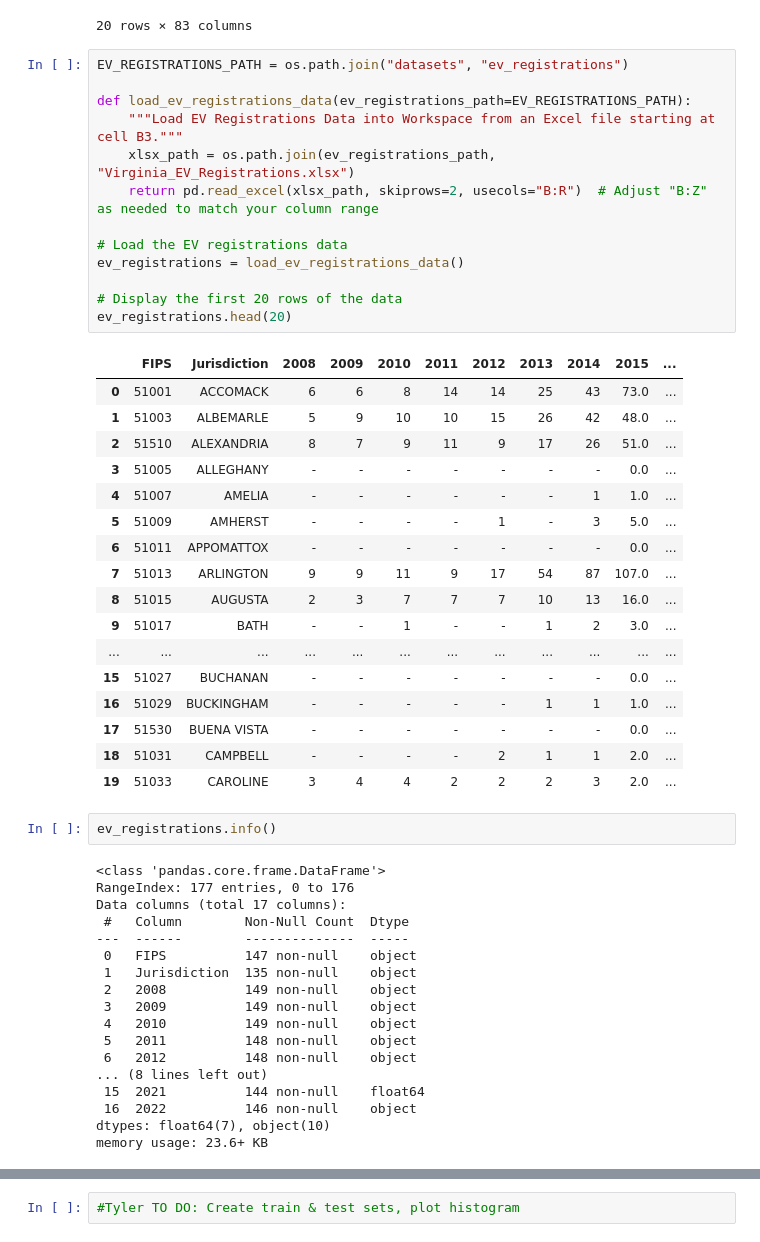
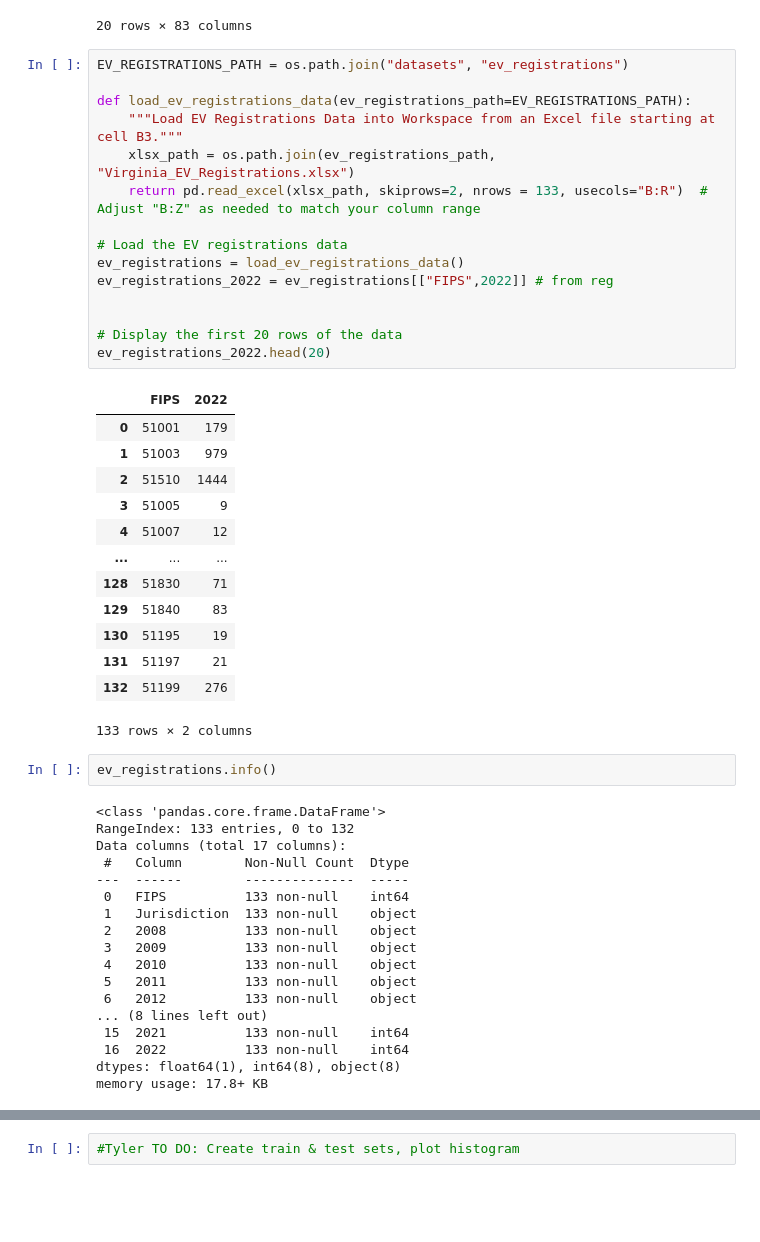
Before and after one commit to manoloc0/cs4774-final-project, a Jupyter notebook: CS4774_Final_Project.ipynb, the cells around one changed output, grey strips where cells are left out. Cells and saved outputs as stored; diff of their text form; blank space fills up the shorter version.

```diff
--- a/CS4774_Final_Project.ipynb
+++ b/CS4774_Final_Project.ipynb
@@ -99,54 +99,52 @@ ev_charging.head(20)
 # %%
 EV_REGISTRATIONS_PATH = os.path.join("datasets", "ev_registrations")
 
 def load_ev_registrations_data(ev_registrations_path=EV_REGISTRATIONS_PATH):
     """Load EV Registrations Data into Workspace from an Excel file starting at cell B3."""
     xlsx_path = os.path.join(ev_registrations_path, "Virginia_EV_Registrations.xlsx")
-    return pd.read_excel(xlsx_path, skiprows=2, usecols="B:R")  # Adjust "B:Z" as needed to match your column range
+    return pd.read_excel(xlsx_path, skiprows=2, nrows = 133, usecols="B:R")  # Adjust "B:Z" as needed to match your column range
 
 # Load the EV registrations data
 ev_registrations = load_ev_registrations_data()
+ev_registrations_2022 = ev_registrations[["FIPS",2022]] # from reg
+
 
 # Display the first 20 rows of the data
-ev_registrations.head(20)
+ev_registrations_2022.head(20)
 # %% [output]
-|  | FIPS | Jurisdiction | 2008 | 2009 | 2010 | 2011 | 2012 | 2013 | 2014 | 2015 | ... |
-| 0 | 51001 | ACCOMACK | 6 | 6 | 8 | 14 | 14 | 25 | 43 | 73.0 | ... |
-| 1 | 51003 | ALBEMARLE | 5 | 9 | 10 | 10 | 15 | 26 | 42 | 48.0 | ... |
-| 2 | 51510 | ALEXANDRIA | 8 | 7 | 9 | 11 | 9 | 17 | 26 | 51.0 | ... |
-| 3 | 51005 | ALLEGHANY | - | - | - | - | - | - | - | 0.0 | ... |
-| 4 | 51007 | AMELIA | - | - | - | - | - | - | 1 | 1.0 | ... |
-| 5 | 51009 | AMHERST | - | - | - | - | 1 | - | 3 | 5.0 | ... |
-| 6 | 51011 | APPOMATTOX | - | - | - | - | - | - | - | 0.0 | ... |
-| 7 | 51013 | ARLINGTON | 9 | 9 | 11 | 9 | 17 | 54 | 87 | 107.0 | ... |
-| 8 | 51015 | AUGUSTA | 2 | 3 | 7 | 7 | 7 | 10 | 13 | 16.0 | ... |
-| 9 | 51017 | BATH | - | - | 1 | - | - | 1 | 2 | 3.0 | ... |
-| ... | ... | ... | ... | ... | ... | ... | ... | ... | ... | ... | ... |
-| 15 | 51027 | BUCHANAN | - | - | - | - | - | - | - | 0.0 | ... |
-| 16 | 51029 | BUCKINGHAM | - | - | - | - | - | 1 | 1 | 1.0 | ... |
-| 17 | 51530 | BUENA VISTA | - | - | - | - | - | - | - | 0.0 | ... |
-| 18 | 51031 | CAMPBELL | - | - | - | - | 2 | 1 | 1 | 2.0 | ... |
-| 19 | 51033 | CAROLINE | 3 | 4 | 4 | 2 | 2 | 2 | 3 | 2.0 | ... |
+|  | FIPS | 2022 |
+| 0 | 51001 | 179 |
+| 1 | 51003 | 979 |
+| 2 | 51510 | 1444 |
+| 3 | 51005 | 9 |
+| 4 | 51007 | 12 |
+| ... | ... | ... |
+| 128 | 51830 | 71 |
+| 129 | 51840 | 83 |
+| 130 | 51195 | 19 |
+| 131 | 51197 | 21 |
+| 132 | 51199 | 276 |
+133 rows × 2 columns
 # %%
 ev_registrations.info()
 # %% [output]
 <class 'pandas.core.frame.DataFrame'>
-RangeIndex: 177 entries, 0 to 176
+RangeIndex: 133 entries, 0 to 132
 Data columns (total 17 columns):
  #   Column        Non-Null Count  Dtype
 ---  ------        --------------  -----
- 0   FIPS          147 non-null    object
- 1   Jurisdiction  135 non-null    object
- 2   2008          149 non-null    object
- 3   2009          149 non-null    object
- 4   2010          149 non-null    object
- 5   2011          148 non-null    object
- 6   2012          148 non-null    object
+ 0   FIPS          133 non-null    int64
+ 1   Jurisdiction  133 non-null    object
+ 2   2008          133 non-null    object
+ 3   2009          133 non-null    object
+ 4   2010          133 non-null    object
+ 5   2011          133 non-null    object
+ 6   2012          133 non-null    object
 ... (8 lines left out)
- 15  2021          144 non-null    float64
- 16  2022          146 non-null    object
-dtypes: float64(7), object(10)
-memory usage: 23.6+ KB
+ 15  2021          133 non-null    int64
+ 16  2022          133 non-null    int64
+dtypes: float64(1), int64(8), object(8)
+memory usage: 17.8+ KB
 # %%
 ev_charging.info()
 # %% [output]
```
Also changed, not shown: parts of 21 cells of this notebook.
